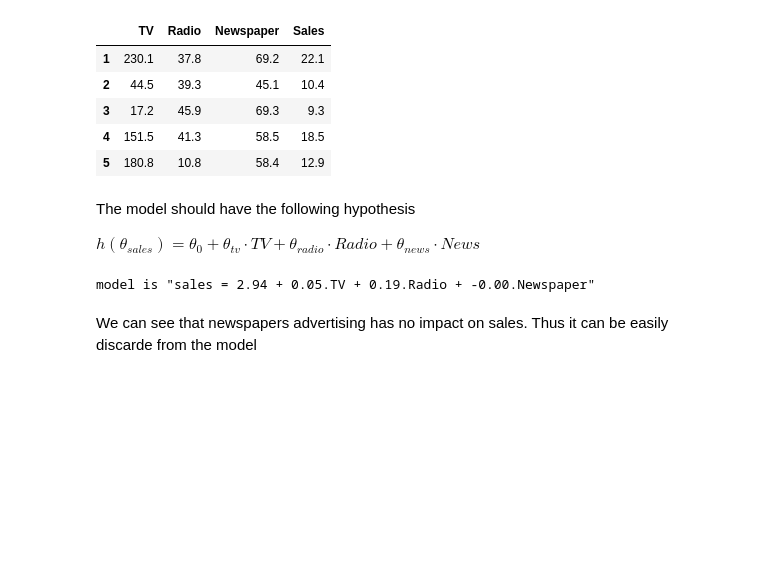
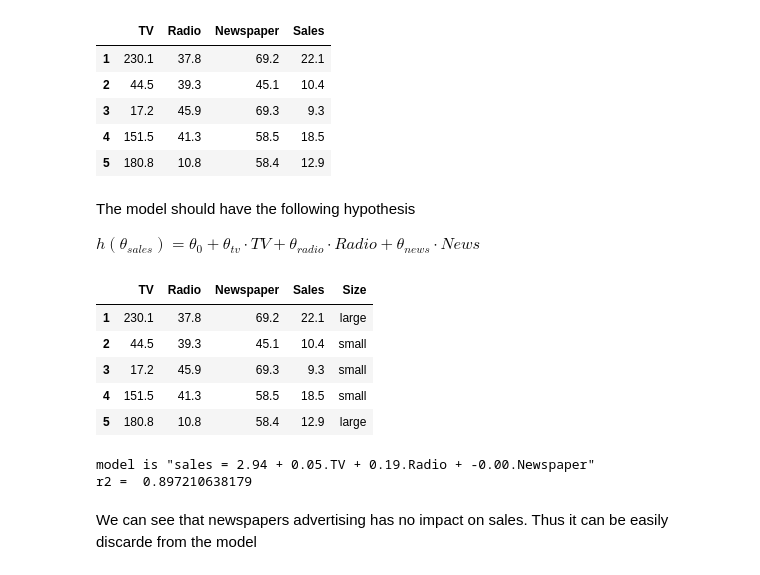
Before and after one commit to danilons/ml-course, a Jupyter notebook: class4-linear-regression-multivariate.ipynb, the cells around one changed output. Saved outputs shown, nothing was run; the diff lists cells and outputs as text; code cells hidden in the pictures; blank space fills up the shorter version.

```diff
--- a/class4 - linear-regression-multivariate.ipynb
+++ b/class4-linear-regression-multivariate.ipynb
@@ -22,6 +22,25 @@ data.head()
 The model should have the following hypothesis
 
 $h(\theta_{sales}) = \theta_{0} + \theta_{tv} \cdot TV + \theta_{radio} \cdot Radio + \theta_{news} \cdot {News}$
+# %%
+# set a seed for reproducibility
+np.random.seed(12345)
+
+# create a Series of booleans in which roughly half are True
+nums = np.random.rand(len(data))
+mask_large = nums > 0.5
+
+# initially set Size to small, then change roughly half to be large
+data['Size'] = 'small'
+data.loc[mask_large, 'Size'] = 'large'
+data.head()
+# %% [output]
+|  | TV | Radio | Newspaper | Sales | Size |
+| 1 | 230.1 | 37.8 | 69.2 | 22.1 | large |
+| 2 | 44.5 | 39.3 | 45.1 | 10.4 | small |
+| 3 | 17.2 | 45.9 | 69.3 | 9.3 | small |
+| 4 | 151.5 | 41.3 | 58.5 | 18.5 | small |
+| 5 | 180.8 | 10.8 | 58.4 | 12.9 | large |
 # %%
 feature_cols = ['TV', 'Radio', 'Newspaper']
 X = data[feature_cols]
@@ -35,8 +54,10 @@ lm.fit(X, y)
 # print intercept and coefficients
 coef = zip(lm.coef_, feature_cols)
 print 'model is "sales = {:.2f} + {:.2f}.{} + {:.2f}.{} + {:.2f}.{}"'.format(lm.intercept_, coef[0][0], coef[0][1], coef[1][0], coef[1][1], coef[2][0], coef[2][1])
+print 'r2 = ', lm.score(X, y)
 # %% [output]
 model is "sales = 2.94 + 0.05.TV + 0.19.Radio + -0.00.Newspaper"
+r2 =  0.897210638179
 # %% [markdown]
 We can see that newspapers advertising has no impact on sales. Thus it can be easily discarde from the model
 # %%
```
Also changed, not shown: parts of 4 cells of this notebook, 3 other files.
